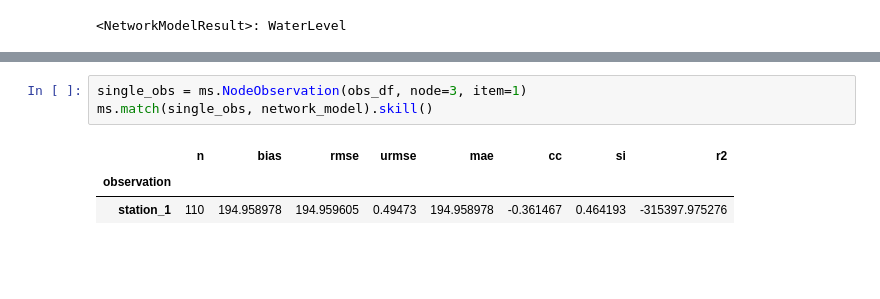
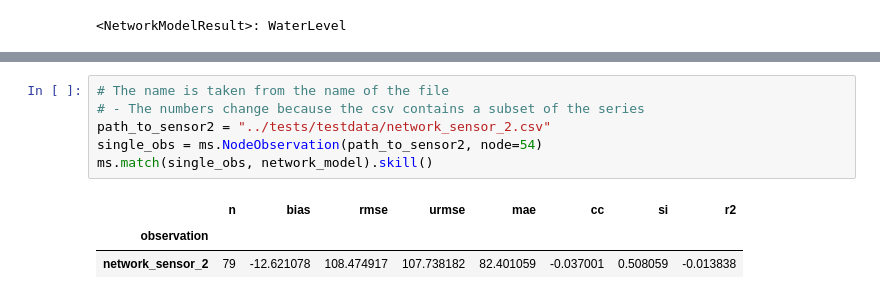
Before and after one commit to DHI/modelskill, a Jupyter notebook: notebooks/Collection_systems_network.ipynb, the cells around one changed output, grey strips where cells are left out. Drawn from its saved outputs; the diff is of its cells as text; blank space fills up the shorter version.

```diff
--- a/notebooks/Collection_systems_network.ipynb
+++ b/notebooks/Collection_systems_network.ipynb
@@ -53,7 +58,10 @@ obs_df.head()
 # %%
-single_obs = ms.NodeObservation(obs_df, node=3, item=1)
+# The name is taken from the name of the file
+# - The numbers change because the csv contains a subset of the series
+path_to_sensor2 = "../tests/testdata/network_sensor_2.csv"
+single_obs = ms.NodeObservation(path_to_sensor2, node=54)
 ms.match(single_obs, network_model).skill()
 # %% [output]
 |  | n | bias | rmse | urmse | mae | cc | si | r2 |
 | observation |  |  |  |  |  |  |  |  |
-| station_1 | 110 | 194.958978 | 194.959605 | 0.49473 | 194.958978 | -0.361467 | 0.464193 | -315397.975276 |
+| network_sensor_2 | 79 | -12.621078 | 108.474917 | 107.738182 | 82.401059 | -0.037001 | 0.508059 | -0.013838 |
```
Also changed, not shown: parts of 11 cells of this notebook, 3 other files.
